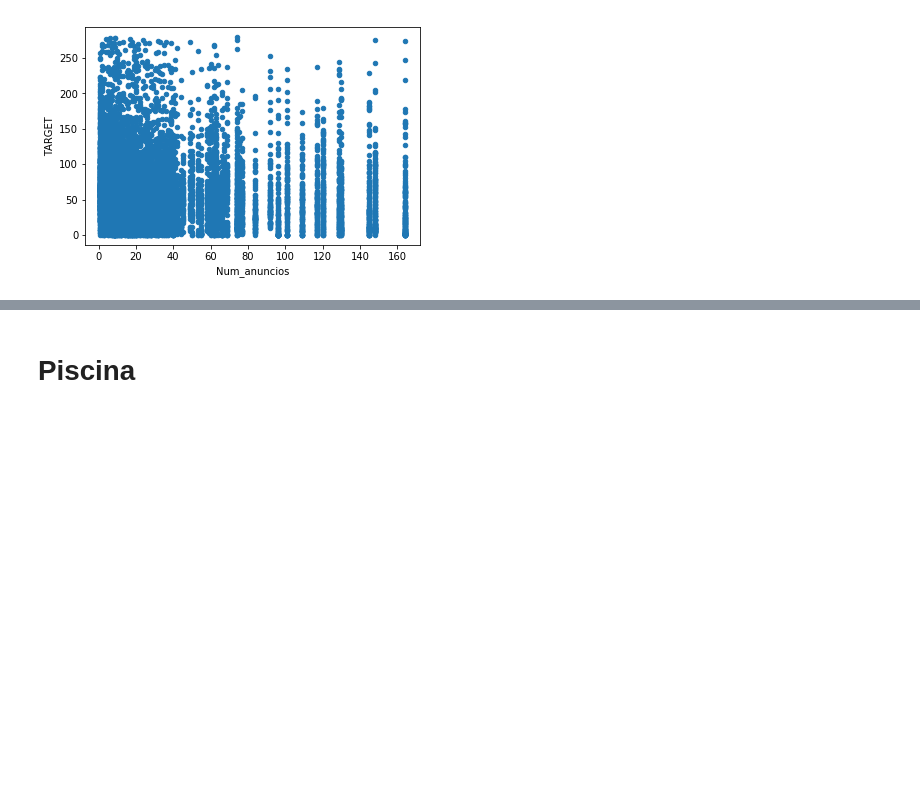
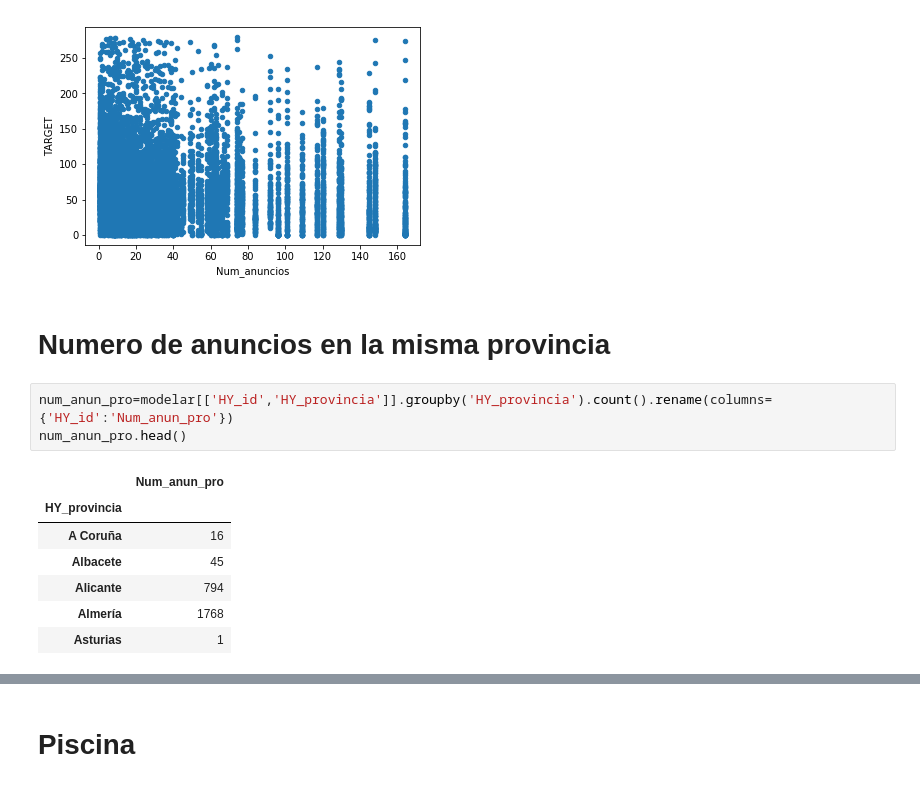
Before and after one commit to RohitUttam/UniversityHack2019, a Jupyter notebook: Añadir.ipynb, the cells around one changed output, grey strips where cells are left out. Drawn from its saved outputs; the diff is of its cells as text; blank space fills up the shorter version.

```diff
--- a/Añadir.ipynb
+++ b/Añadir.ipynb
@@ -75,3 +55,16 @@ print(result[['Num_anuncios','TARGET']].loc[(result[['Num_anuncios','TARGET']]['
 Num_anuncios      1.000000 -0.170931
 TARGET           -0.170931  1.000000
 [figure]
+# %% [markdown]
+# Numero de anuncios en la misma provincia
+# %%
+num_anun_pro=modelar[['HY_id','HY_provincia']].groupby('HY_provincia').count().rename(columns={'HY_id':'Num_anun_pro'})
+num_anun_pro.head()
+# %% [output]
+|  | Num_anun_pro |
+| HY_provincia |  |
+| A Coruña | 16 |
+| Albacete | 45 |
+| Alicante | 794 |
+| Almería | 1768 |
+| Asturias | 1 |
```
Also changed, not shown: parts of 10 cells of this notebook.
